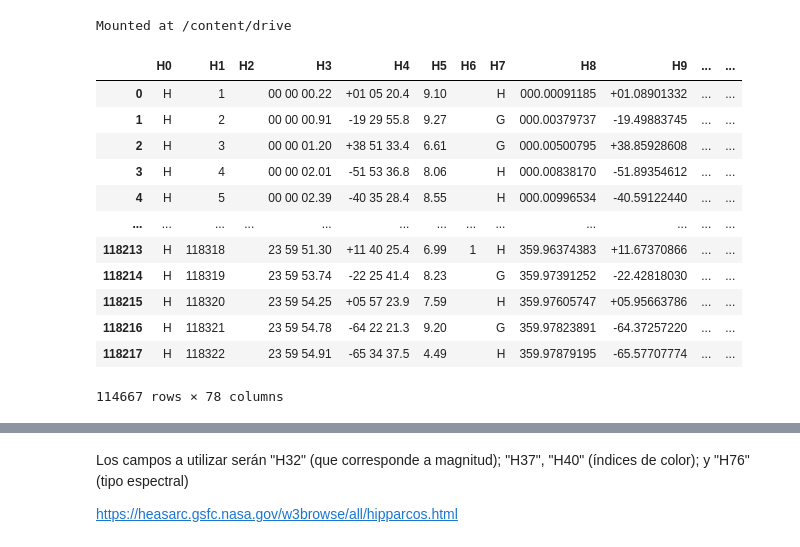
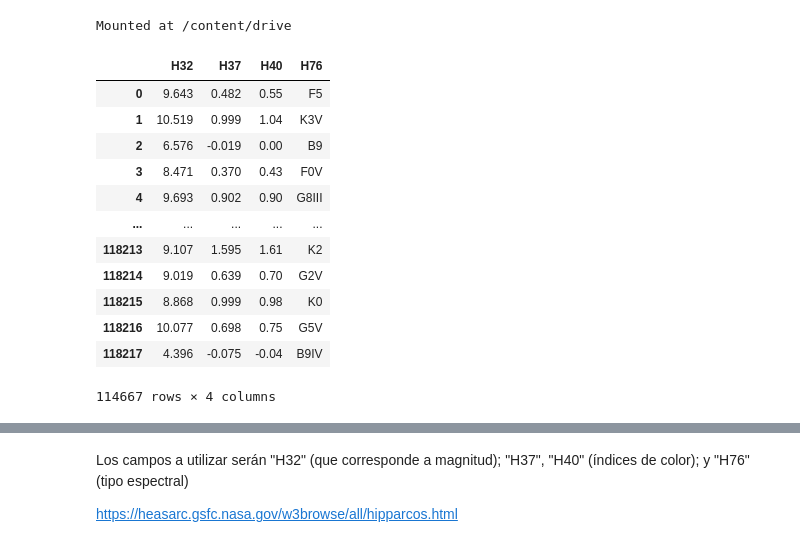
Before and after one commit to bsttiv/tipos_espectrales, a Jupyter notebook: Tipos_Espectrales.ipynb, the cells around one changed output, grey strips where cells are left out. Drawn from its saved outputs; the diff is of its cells as text; code cells hidden in the pictures.

```diff
--- a/Tipos_Espectrales.ipynb
+++ b/Tipos_Espectrales.ipynb
@@ -22,23 +28,31 @@ def texto_a_mayusculas(texto):
     return texto.strip().upper()
   except Exception:
     return "NaN"
-# %%
-ruta = "drive/MyDrive/Modulo/Tipos_Espectrales/hip_main.dat"
-names = ["H"+str(i) for i in range(0, 78)]
-df = pd.read_csv(ruta, sep="|", converters={"H76": texto_a_mayusculas, "H5": texto_a_float, "H32": texto_a_float, "H34": texto_a_float, "H37": texto_a_float, "H40": texto_a_float}, names=names, keep_default_na=False)
-df = df[df["H76"].str[0].isin(["O", "B", "A", "F", "G", "K", "M"])]
-df
-# %% [output]
-|  | H0 | H1 | H2 | H3 | H4 | H5 | H6 | H7 | H8 | H9 | ... | ... |
-| 0 | H | 1 |  | 00 00 00.22 | +01 05 20.4 | 9.10 |  | H | 000.00091185 | +01.08901332 | ... | ... |
-| 1 | H | 2 |  | 00 00 00.91 | -19 29 55.8 | 9.27 |  | G | 000.00379737 | -19.49883745 | ... | ... |
-| 2 | H | 3 |  | 00 00 01.20 | +38 51 33.4 | 6.61 |  | G | 000.00500795 | +38.85928608 | ... | ... |
-| 3 | H | 4 |  | 00 00 02.01 | -51 53 36.8 | 8.06 |  | H | 000.00838170 | -51.89354612 | ... | ... |
-| 4 | H | 5 |  | 00 00 02.39 | -40 35 28.4 | 8.55 |  | H | 000.00996534 | -40.59122440 | ... | ... |
-| ... | ... | ... | ... | ... | ... | ... | ... | ... | ... | ... | ... | ... |
-| 118213 | H | 118318 |  | 23 59 51.30 | +11 40 25.4 | 6.99 | 1 | H | 359.96374383 | +11.67370866 | ... | ... |
-| 118214 | H | 118319 |  | 23 59 53.74 | -22 25 41.4 | 8.23 |  | G | 359.97391252 | -22.42818030 | ... | ... |
-| 118215 | H | 118320 |  | 23 59 54.25 | +05 57 23.9 | 7.59 |  | H | 359.97605747 | +05.95663786 | ... | ... |
-| 118216 | H | 118321 |  | 23 59 54.78 | -64 22 21.3 | 9.20 |  | G | 359.97823891 | -64.37257220 | ... | ... |
-| 118217 | H | 118322 |  | 23 59 54.91 | -65 34 37.5 | 4.49 |  | H | 359.97879195 | -65.57707774 | ... | ... |
-114667 rows × 78 columns
+# %%
+# Ruta de la base de datos
+ruta = "drive/MyDrive/Modulo/Tipos_Espectrales/hip_main.dat"
+# Nombres de las columnas (según la especificación de https://heasarc.gsfc.nasa.gov/w3browse/all/hipparcos.html)
+names = ["H"+str(i) for i in range(0, 78)]
+# Se lee la base de datos con los parámetros adecuados
+df = pd.read_csv(ruta, sep="|", converters={"H76": texto_a_mayusculas, "H32": texto_a_float, "H37": texto_a_float, "H40": texto_a_float}, names=names, keep_default_na=False)
+# Se eliminan aquellas filas cuyo tipo espectral no coincida con los buscados (O, B, A, F, G, K, M)
+df = df[df["H76"].str[0].isin(tipos_espectrales)]
+# Se borran las columnas que no se usarán
+labels = ["H"+str(i) for i in range(0, 78) if i not in [76, 32, 37, 40]]
+df.drop(labels=labels, inplace=True, axis=1)
+# Se muestra el DataFrame
+df
+# %% [output]
+|  | H32 | H37 | H40 | H76 |
+| 0 | 9.643 | 0.482 | 0.55 | F5 |
+| 1 | 10.519 | 0.999 | 1.04 | K3V |
+| 2 | 6.576 | -0.019 | 0.00 | B9 |
+| 3 | 8.471 | 0.370 | 0.43 | F0V |
+| 4 | 9.693 | 0.902 | 0.90 | G8III |
+| ... | ... | ... | ... | ... |
+| 118213 | 9.107 | 1.595 | 1.61 | K2 |
+| 118214 | 9.019 | 0.639 | 0.70 | G2V |
+| 118215 | 8.868 | 0.999 | 0.98 | K0 |
+| 118216 | 10.077 | 0.698 | 0.75 | G5V |
+| 118217 | 4.396 | -0.075 | -0.04 | B9IV |
+114667 rows × 4 columns
```
Also changed, not shown: parts of 17 cells of this notebook.
